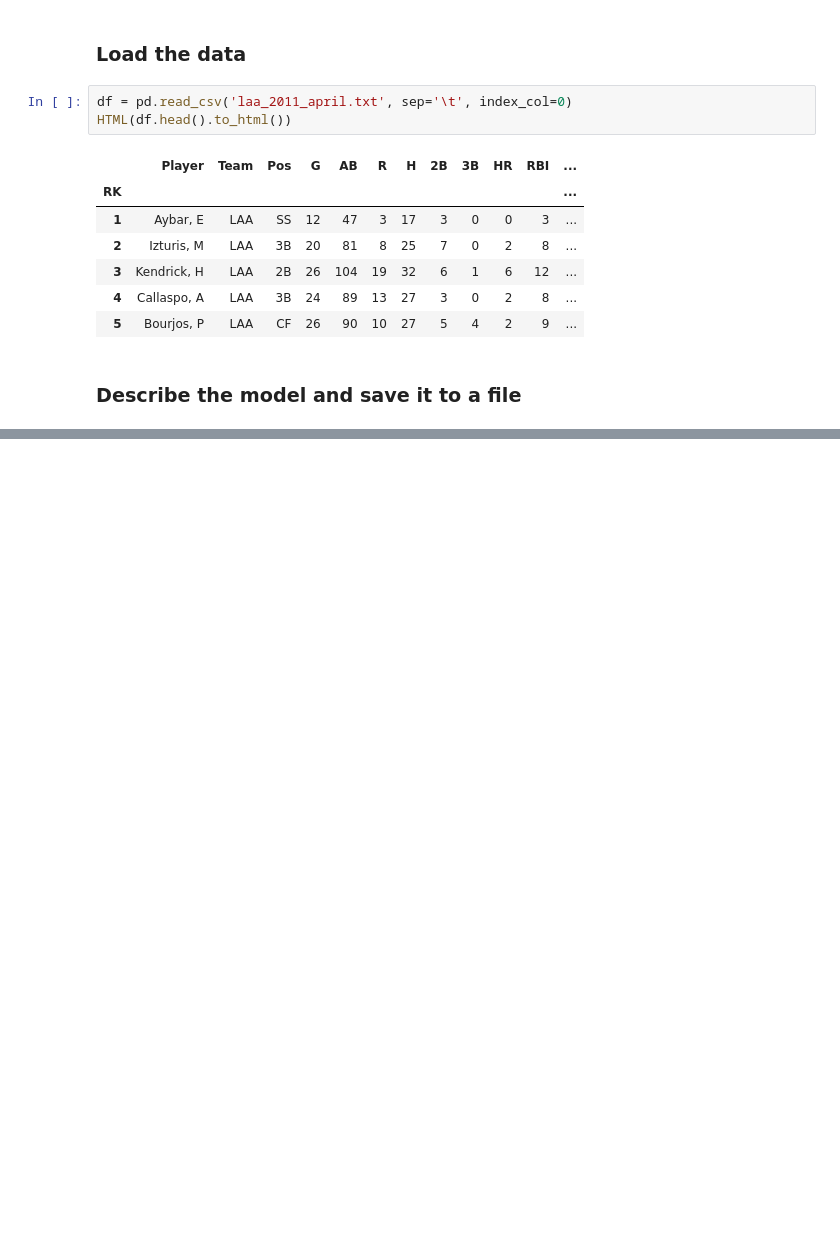
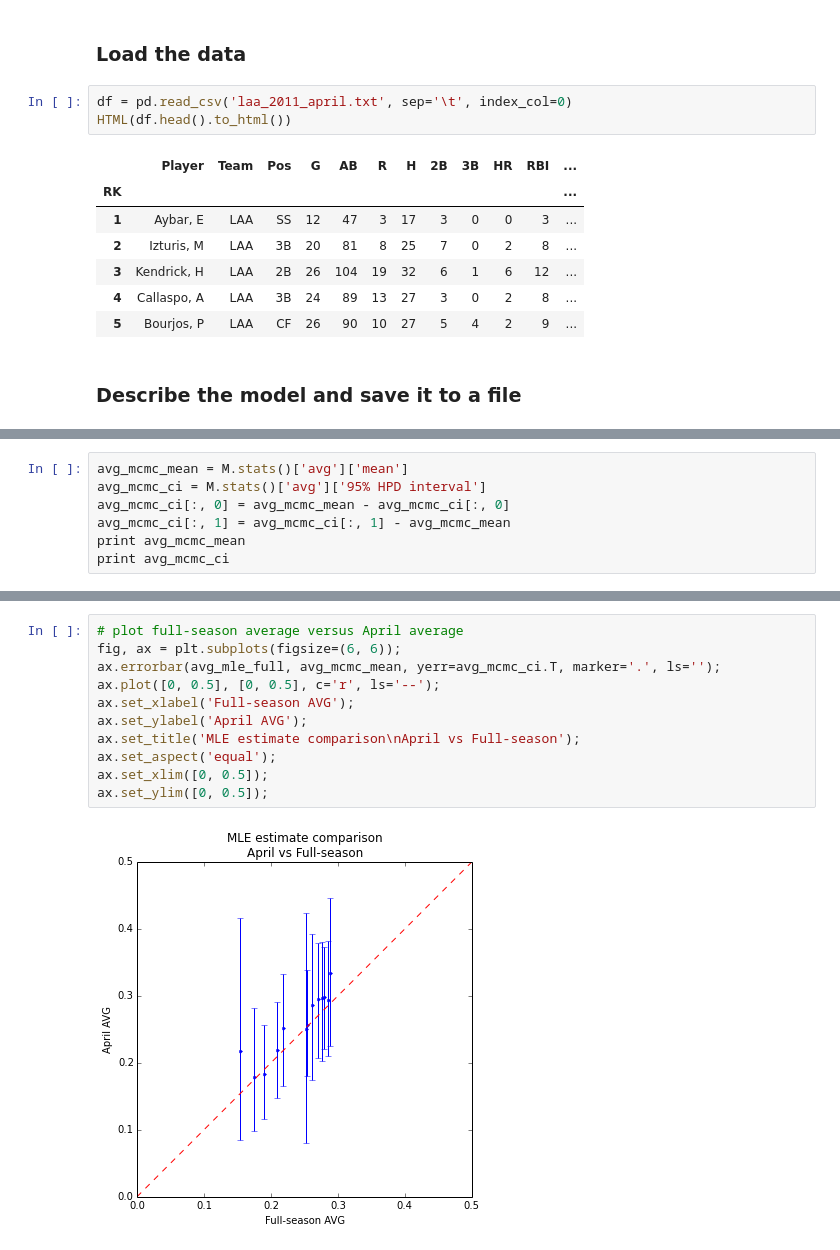
Before and after one commit to r-b-g-b/AY250_HW, a Jupyter notebook: hw11/hw11.ipynb, the cells around one changed output, grey strips where cells are left out. Saved outputs shown, nothing was run; the diff lists cells and outputs as text; blank space fills up the shorter version.

```diff
--- a/hw11/hw11.ipynb
+++ b/hw11/hw11.ipynb
@@ -100,0 +150,7 @@ dtype: float64
+# %%
+avg_mcmc_mean = M.stats()['avg']['mean']
+avg_mcmc_ci = M.stats()['avg']['95% HPD interval']
+avg_mcmc_ci[:, 0] = avg_mcmc_mean - avg_mcmc_ci[:, 0]
+avg_mcmc_ci[:, 1] = avg_mcmc_ci[:, 1] - avg_mcmc_mean
+print avg_mcmc_mean
+print avg_mcmc_ci
@@ -100,0 +174,13 @@ dtype: float64
+# %%
+# plot full-season average versus April average
+fig, ax = plt.subplots(figsize=(6, 6));
+ax.errorbar(avg_mle_full, avg_mcmc_mean, yerr=avg_mcmc_ci.T, marker='.', ls='');
+ax.plot([0, 0.5], [0, 0.5], c='r', ls='--');
+ax.set_xlabel('Full-season AVG');
+ax.set_ylabel('April AVG');
+ax.set_title('MLE estimate comparison\nApril vs Full-season');
+ax.set_aspect('equal');
+ax.set_xlim([0, 0.5]);
+ax.set_ylim([0, 0.5]);
+# %% [output]
+[figure, added]
```
Also changed, not shown: parts of 13 cells of this notebook.
